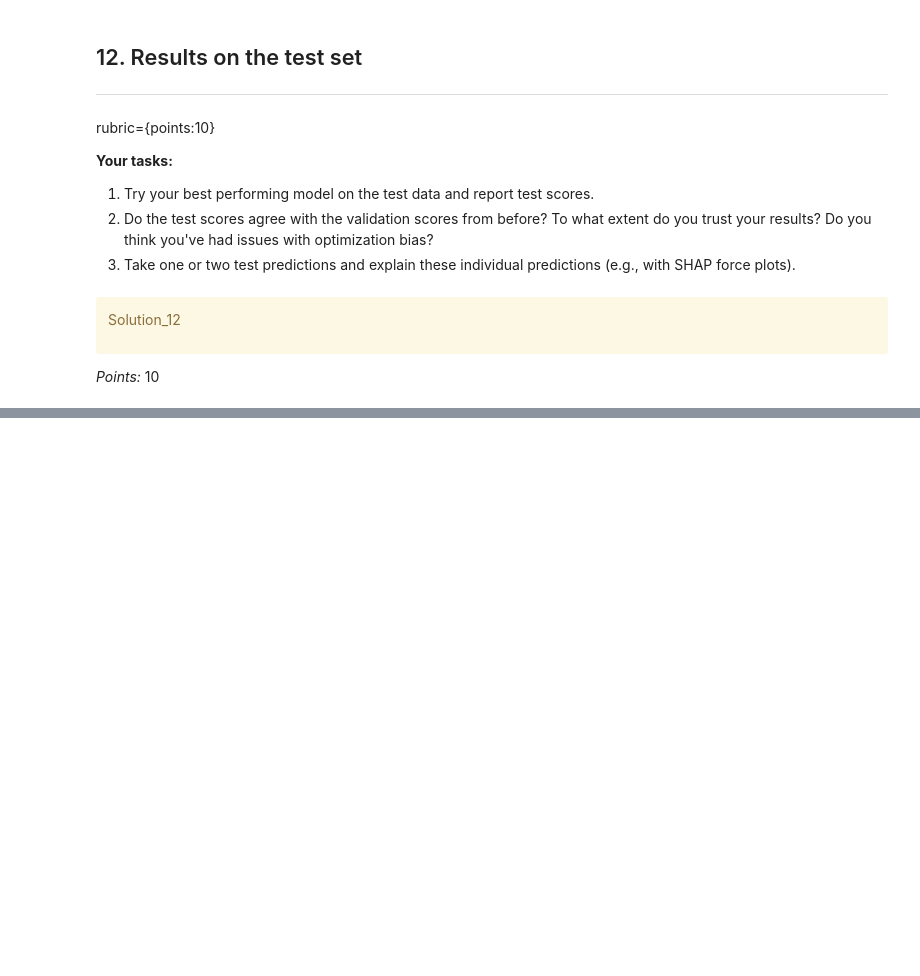
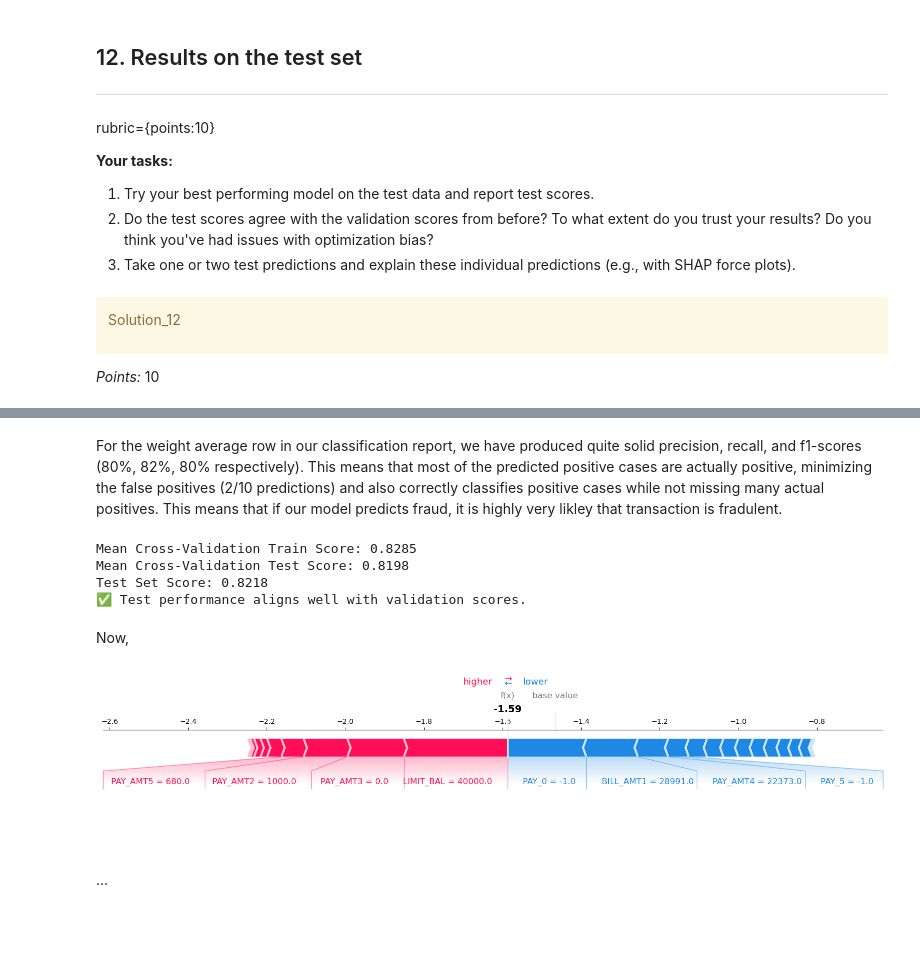
Before and after one commit to miketham24/cpsc330_hw5, a Jupyter notebook: hw5.ipynb, the cells around one changed output, grey strips where cells are left out. Drawn from its saved outputs; the diff is of its cells as text; code cells hidden in the pictures; blank space fills up the shorter version.

```diff
--- a/hw5.ipynb
+++ b/hw5.ipynb
@@ -937,0 +941,11 @@ Ellipsis
+# %%
+from sklearn.metrics import accuracy_score, classification_report
+
+best_gb_model = GradientBoostingClassifier(n_estimators=100, max_depth=3, random_state=123)
+best_gb_model.fit(X_train, y_train)
+
+y_pred = best_gb_model.predict(X_test)
+
+test_accuracy = accuracy_score(y_test, y_pred)
+print(f"Test Accuracy: {test_accuracy:.4f}")
+print("\nClassification Report:\n", classification_report(y_test, y_pred))
@@ -938,3 +964,45 @@ Ellipsis
+# %% [markdown]
+For the weight average row in our classification report, we have produced quite solid precision, recall, and f1-scores (80%, 82%, 80% respectively). This means that most of the predicted positive cases are actually positive, minimizing the false positives (2/10 predictions) and also correctly classifies positive cases while not missing many actual positives. This means that if our model predicts fraud, it is highly very likley that transaction is fradulent.
+# %%
+cv_results = cross_validate(best_gb_model, X_train, y_train, cv=5, return_train_score=True)
+cv_train_score = cv_results["train_score"].mean()
+cv_test_score = cv_results["test_score"].mean()
+
+print(f"Mean Cross-Validation Train Score: {cv_train_score:.4f}")
+print(f"Mean Cross-Validation Test Score: {cv_test_score:.4f}")
+print(f"Test Set Score: {test_accuracy:.4f}")
+
+if abs(cv_test_score - test_accuracy) > 0.05:
+    print("Potential overfitting or optimization bias detected.")
+else:
+    print("Test performance aligns well with validation scores.")
+# %% [output]
+Mean Cross-Validation Train Score: 0.8285
+Mean Cross-Validation Test Score: 0.8198
+Test Set Score: 0.8218
+✅ Test performance aligns well with validation scores.
+# %% [markdown]
+Now,
+# %%
+import shap
+
+explainer = shap.Explainer(best_gb_model, X_train)
+
+shap_values = explainer(X_test)
+
+shap_values = shap.Explanation(shap_values.values, base_values=shap_values.base_values, data=X_test)
+
+sample_index = 0
+
+shap.force_plot(shap_values[sample_index].base_values,
+                shap_values[sample_index].values,
+                shap_values[sample_index].data,
+                feature_names=X_test.columns,
+                matplotlib=True)
+# %% [output]
+[figure, added]
+# %% [markdown]
+...
 # %% [markdown]
 <!-- END QUESTION -->
 
```
Also changed, not shown: parts of 45 cells of this notebook.
